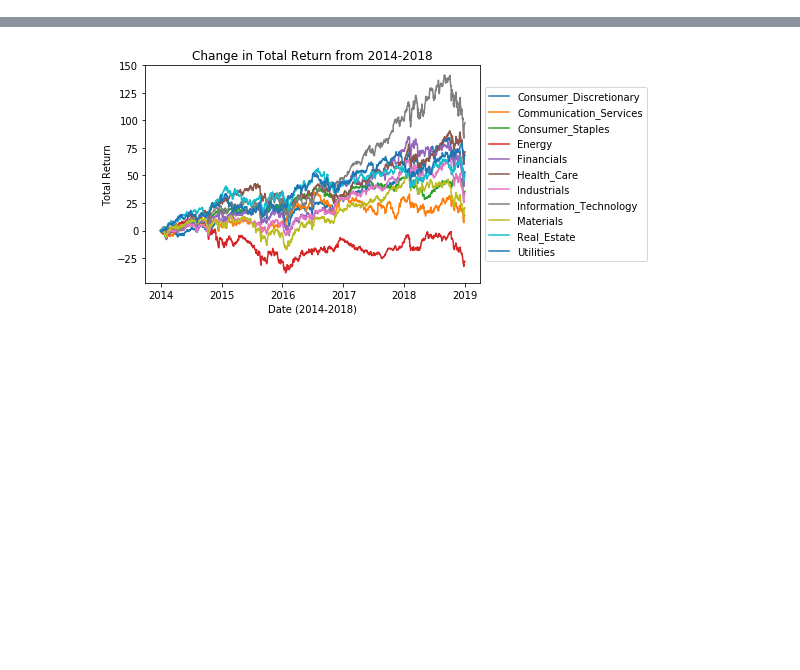
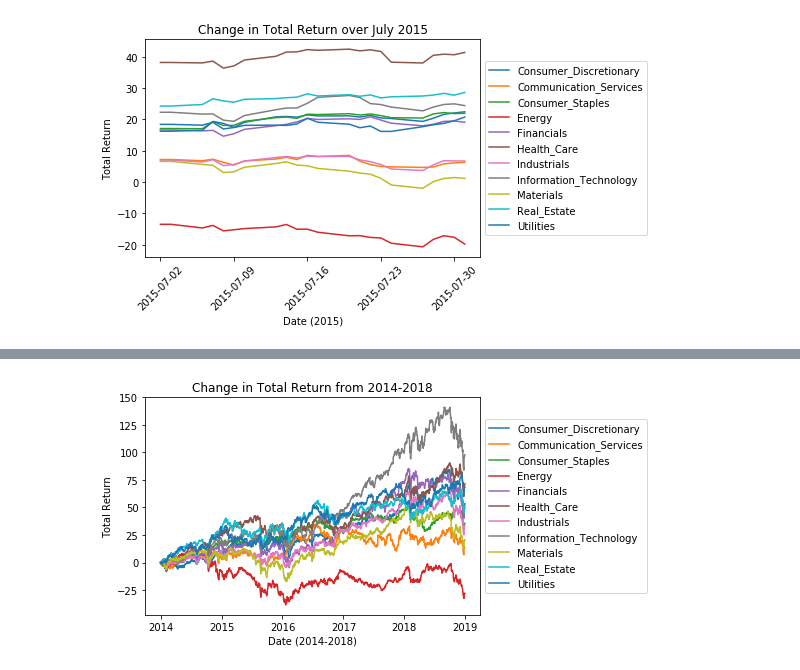
Before and after one commit to nancyculley/Little_Data_Project_1, a Jupyter notebook: 2015.ipynb, the cells around one changed output, grey strips where cells are left out. Cells and saved outputs as stored; diff of their text form; code cells hidden in the pictures; blank space fills up the shorter version.

```diff
--- a/2015.ipynb
+++ b/2015.ipynb
@@ -67,0 +71,21 @@ plt.show()
+# %%
+#July 2015
+
+sp1500['Date'] = pd.to_datetime(sp1500['Date'])
+
+sp1500_july = sp1500[(sp1500['Date'] > '7/1/2015') & (sp1500['Date'] <= '7/31/2015')]
+sp1500_july = sp1500_july.reset_index(drop = True)
+# %%
+#July 2015 graph
+
+for x in range(1, 12):
+   plt.plot(sp1500_july['Date'], sp1500_july.iloc[:,x])
+plt.legend()
+plt.ylabel('Total Return')
+plt.xlabel('Date (2015)')
+plt.title('Change in Total Return over July 2015')
+plt.legend(loc='center left', bbox_to_anchor=(1.0, 0.5))
+plt.xticks(rotation = 45)
+plt.show()
+# %% [output]
+[figure, added]
```
Also changed, not shown: parts of 14 cells of this notebook.
